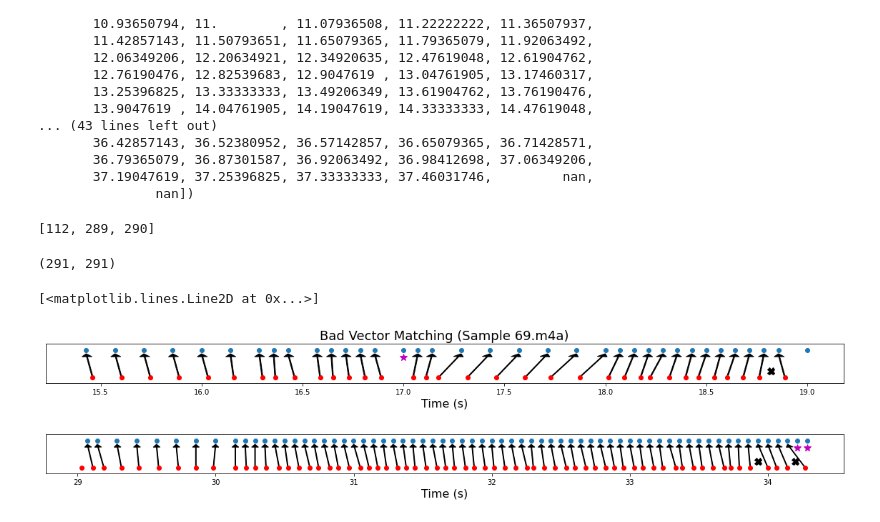
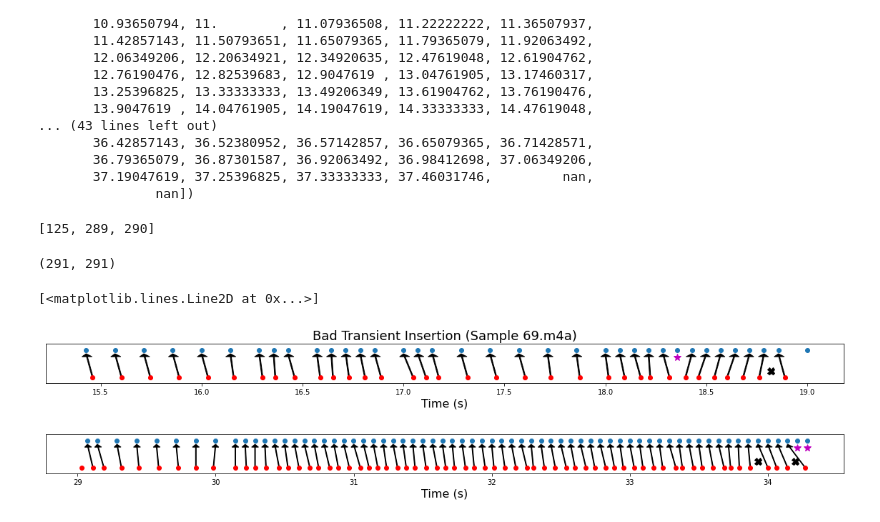
Before and after one commit to prestondunton/rhythm_regression, a Jupyter notebook: Vector_Matching.ipynb, the cells around one changed output. Saved outputs shown, nothing was run; the diff lists cells and outputs as text; code cells hidden in the pictures.

Commit message:
Added I Heuristic for Vector Matching

```diff
--- a/Vector_Matching.ipynb
+++ b/Vector_Matching.ipynb
@@ -100,7 +102,8 @@ def delete_transients(t, m):
         right_index = min(q_best + i + 1, len(t)-1)
 
         neighbors = [left_index, middle_index, right_index]
-        neighbors.sort(key=lambda index: abs(m_star[i] - t[index]))
+        #neighbors.sort(key=lambda index: abs(m_star[i] - t[index]))
+        neighbors.sort(key=lambda index: vp.I_heuristic(m_star, t, i, index))
         for j in range(len(neighbors)):
             if neighbors[j] not in claimed_indices:
                 nearest_transient = neighbors[j]
@@ -146,7 +149,8 @@ def explain_deletions(t, m, time_range=None, reversed=False):
         right_index = min(q_best + i + 1, len(t)-1)
 
         neighbors = [left_index, middle_index, right_index]
-        neighbors.sort(key=lambda index: abs(m_star[i] - t[index]))
+        #neighbors.sort(key=lambda index: abs(m_star[i] - t[index]))
+        neighbors.sort(key=lambda index: vp.I_heuristic(m_star, t, i, index))
         for j in range(len(neighbors)):
             if neighbors[j] not in claimed_indices:
                 nearest_transient = neighbors[j]
@@ -290,7 +294,7 @@ array([ 3.19047619,  3.49206349,  3.77777778,  4.07936508,  4.36507937,
 # %%
 np.argwhere(np.isnan(t_star)).flatten().tolist()
 # %% [output]
-[112, 289, 290]
+[125, 289, 290]
 # %%
 len(t_star), len(midi_vector)
 # %% [output]
@@ -298,10 +302,10 @@ len(t_star), len(midi_vector)
 # %%
 axs = explain_insertions(transient_vector, midi_vector, time_range=(15.4,19))
 axs.plot([18.82], [0.3], 'Xk', markersize=10)
-plt.title(f'Bad Vector Matching ({sample_name})', fontsize=18)
+plt.title(f'Bad Transient Insertion ({sample_name})', fontsize=18)
 axs = explain_insertions(transient_vector, midi_vector, time_range=(29,45))
 axs.plot([33.93, 34.2], [0.3, 0.3], 'Xk', markersize=10)
 # %% [output]
 [<matplotlib.lines.Line2D at 0x...>]
-[figure, old version]
+[figure, new version]
 [figure]
```
Also changed, not shown: parts of 2 cells of this notebook, 1 other file.
